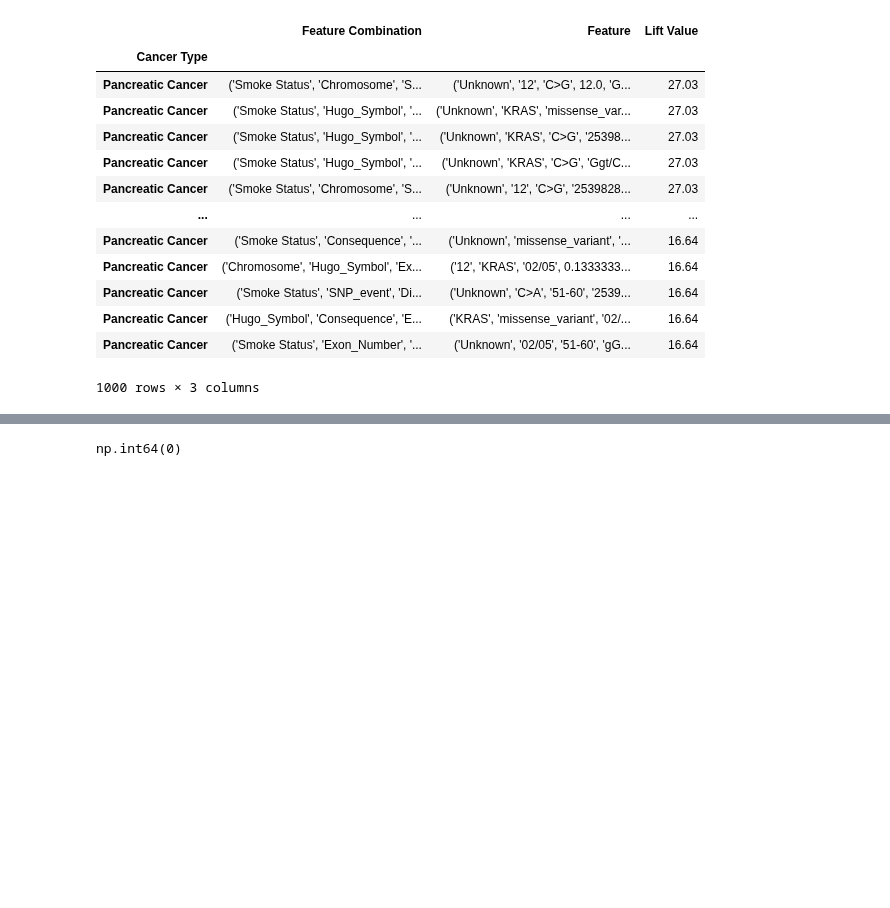
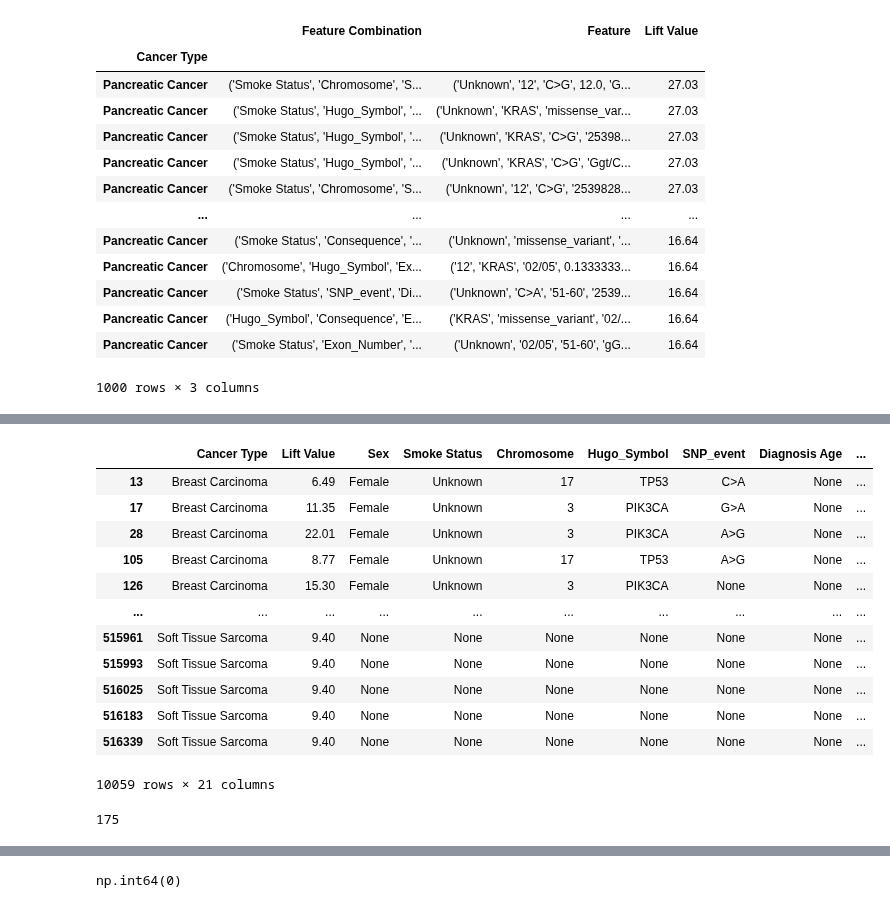
Before and after one commit to Taneun/OncoHypothesis-LLM-Ranker, a Jupyter notebook: pan_cancer/Lift.ipynb, the cells around one changed output, grey strips where cells are left out. Cells and saved outputs as stored; diff of their text form; code cells hidden in the pictures; blank space fills up the shorter version.

```diff
--- a/pan_cancer/Lift.ipynb
+++ b/pan_cancer/Lift.ipynb
@@ -377,0 +279,39 @@ merged_df = merge_rows(df_transformed)
+# %%
+# Calculate unique patient counts per cancer type
+cancer_type_patient_counts = data_for_lift.groupby('Cancer Type')['PATIENT_ID'].nunique()
+# Map to your result DataFrame
+df_result['Total_Unique_Patients_Cancer_Type'] = df_result['Cancer Type'].map(cancer_type_patient_counts)
+total_patients = data_for_lift['PATIENT_ID'].nunique()
+df_result['Total_Patient_IDs'] = total_patients
+P_A = df_result['Total_Unique_Patients_Cancer_Type'] / total_patients
+P_B = df_result['Total_Matched_Feature_Count'] / total_patients
+P_A_B = df_result['Matched_Count'] / total_patients
+df_result["lift_try"] = P_A_B / (P_A * P_B)
+df_result
+# %% [output]
+|  | Cancer Type | Lift Value | Sex | Smoke Status | Chromosome | Hugo_Symbol | SNP_event | Diagnosis Age | ... |
+| 13 | Breast Carcinoma | 6.49 | Female | Unknown | 17 | TP53 | C>A | None | ... |
+| 17 | Breast Carcinoma | 11.35 | Female | Unknown | 3 | PIK3CA | G>A | None | ... |
+| 28 | Breast Carcinoma | 22.01 | Female | Unknown | 3 | PIK3CA | A>G | None | ... |
+| 105 | Breast Carcinoma | 8.77 | Female | Unknown | 17 | TP53 | A>G | None | ... |
+| 126 | Breast Carcinoma | 15.30 | Female | Unknown | 3 | PIK3CA | None | None | ... |
+| ... | ... | ... | ... | ... | ... | ... | ... | ... | ... |
+| 515961 | Soft Tissue Sarcoma | 9.40 | None | None | None | None | None | None | ... |
+| 515993 | Soft Tissue Sarcoma | 9.40 | None | None | None | None | None | None | ... |
+| 516025 | Soft Tissue Sarcoma | 9.40 | None | None | None | None | None | None | ... |
+| 516183 | Soft Tissue Sarcoma | 9.40 | None | None | None | None | None | None | ... |
+| 516339 | Soft Tissue Sarcoma | 9.40 | None | None | None | None | None | None | ... |
+10059 rows × 21 columns
+# %%
+t = data_for_lift[data_for_lift["Smoke Status"] == "Unknown"]
+t = t[t["Chromosome"] == "17"]
+t = t[t["Hugo_Symbol"] == "TP53"]
+# t = t[t["VAR_TYPE_SX"] == 'Substitution/Indel']
+# t = t[t["Exon_Number"] == "21/21"]
+# t = t[t["Codons"] == "cAt/cGt"]
+t = t[t["SNP_event"] == "C>A"]
+t = t[t["Sex"] == "Female"]
+# t = t[t["Consequence"] == "upstream_gene_variant"]
+len(list(t["PATIENT_ID"].unique()))
+# %% [output]
+175
```
Also changed, not shown: parts of 30 cells of this notebook.
